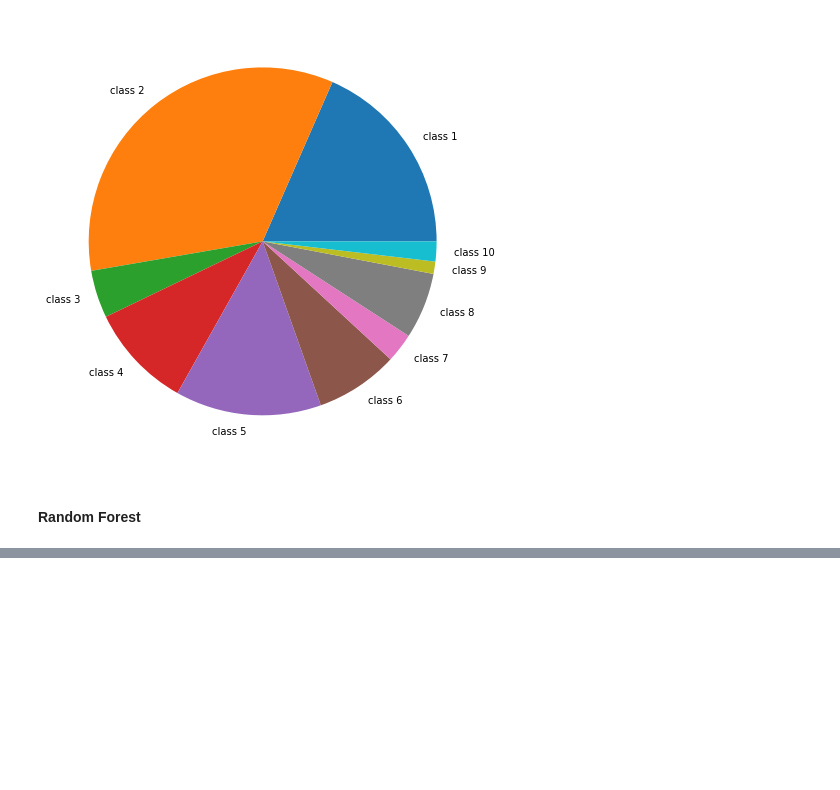
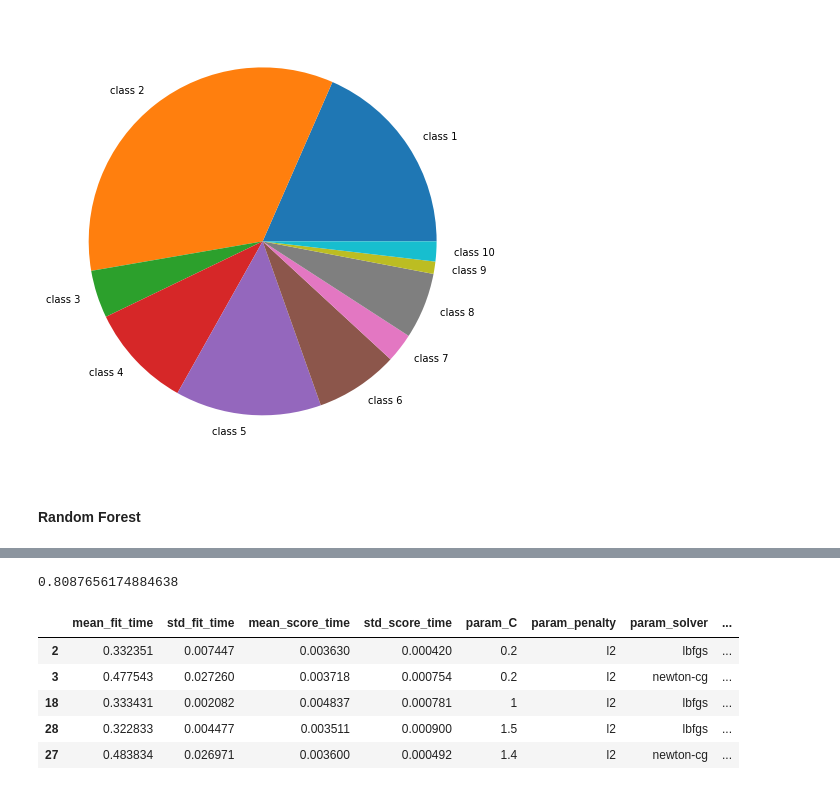
Before and after one commit to cagintunc/ML_Biology, a Jupyter notebook: Final Project/Final_Project_Part_2_Classification.ipynb, the cells around one changed output, grey strips where cells are left out. Saved outputs shown, nothing was run; the diff lists cells and outputs as text; code cells hidden in the pictures; blank space fills up the shorter version.

```diff
--- a/Final Project/Final_Project_Part_2_Classification.ipynb
+++ b/Final Project/Final_Project_Part_2_Classification.ipynb
@@ -162,0 +249,12 @@ ValueError: y should be a 1d array, got an array of shape (560, 10) instead.
+# %%
+param_logistic_reg_2 = [
+    {'solver': ['lbfgs', 'newton-cg'], 'penalty': ['l2'], 'C': [0.1, 0.2, 0.3, 0.4, 0.5, 0.6, 0.7, 0.8, 0.9, 1,
+                                                                1.1, 1.2, 1.3, 1.4, 1.5, 1.6, 1.7, 1.8, 1.9]},
+]
+# %%
+grid_search_LR_2 = GridSearchCV(lr,
+                              param_grid=param_logistic_reg_2,
+                             n_jobs=-1,
+                             cv=5,
+                             scoring="f1_weighted")
+grid_search_LR_2.fit(X=X_train, y=y_train_idx)
@@ -162,0 +275,4 @@ ValueError: y should be a 1d array, got an array of shape (560, 10) instead.
+# %%
+grid_search_LR_2.best_score_
+# %% [output]
+0.8087656174884638
@@ -162,0 +283,11 @@ ValueError: y should be a 1d array, got an array of shape (560, 10) instead.
+# %%
+LR_top_10 = pd.DataFrame(grid_search_LR_2.cv_results_).sort_values("rank_test_score").head(5)
+# %%
+LR_top_10
+# %% [output]
+|  | mean_fit_time | std_fit_time | mean_score_time | std_score_time | param_C | param_penalty | param_solver | ... |
+| 2 | 0.332351 | 0.007447 | 0.003630 | 0.000420 | 0.2 | l2 | lbfgs | ... |
+| 3 | 0.477543 | 0.027260 | 0.003718 | 0.000754 | 0.2 | l2 | newton-cg | ... |
+| 18 | 0.333431 | 0.002082 | 0.004837 | 0.000781 | 1 | l2 | lbfgs | ... |
+| 28 | 0.322833 | 0.004477 | 0.003511 | 0.000900 | 1.5 | l2 | lbfgs | ... |
+| 27 | 0.483834 | 0.026971 | 0.003600 | 0.000492 | 1.4 | l2 | newton-cg | ... |
```
Also changed, not shown: parts of 47 cells of this notebook, 3 other files.
